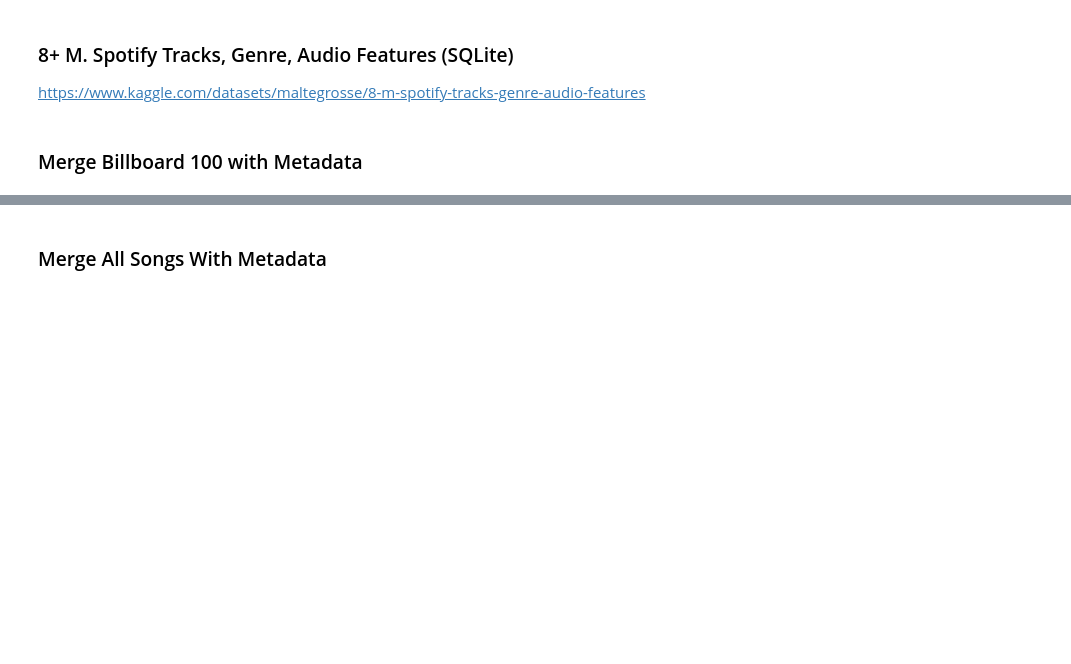
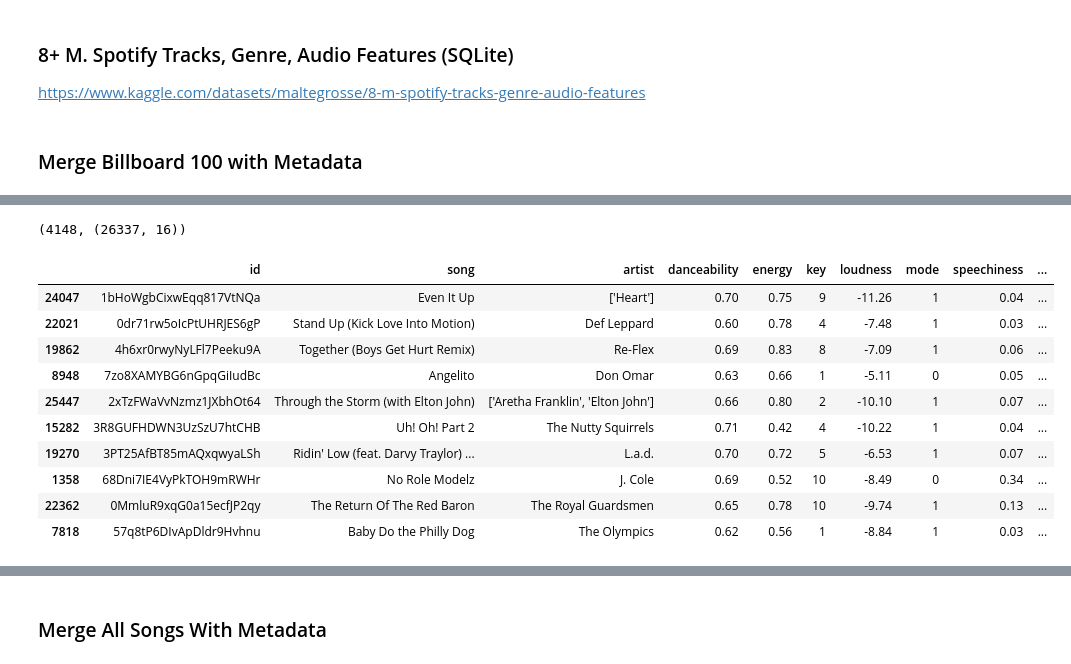
Before and after one commit to KevinCarr42/Billboard-100-Audio-Feature-Analytics, a Jupyter notebook: Kevin 820 Dataset.ipynb, the cells around one changed output, grey strips where cells are left out. Drawn from its saved outputs; the diff is of its cells as text; code cells hidden in the pictures; blank space fills up the shorter version.

```diff
--- a/Kevin 820 Dataset.ipynb
+++ b/Kevin 820 Dataset.ipynb
@@ -401 +472,19 @@ set_1M_idx = set(df_1M_songs.id)
+# %%
+sum(test.id.duplicated()), test.shape
+# %% [output]
+(4148, (26337, 16))
+# %%
+test.sample(10)
+# %% [output]
+|  | id | song | artist | danceability | energy | key | loudness | mode | speechiness | ... |
+| 24047 | 1bHoWgbCixwEqq817VtNQa | Even It Up | ['Heart'] | 0.70 | 0.75 | 9 | -11.26 | 1 | 0.04 | ... |
+| 22021 | 0dr71rw5oIcPtUHRJES6gP | Stand Up (Kick Love Into Motion) | Def Leppard | 0.60 | 0.78 | 4 | -7.48 | 1 | 0.03 | ... |
+| 19862 | 4h6xr0rwyNyLFl7Peeku9A | Together (Boys Get Hurt Remix) | Re-Flex | 0.69 | 0.83 | 8 | -7.09 | 1 | 0.06 | ... |
+| 8948 | 7zo8XAMYBG6nGpqGiIudBc | Angelito | Don Omar | 0.63 | 0.66 | 1 | -5.11 | 0 | 0.05 | ... |
+| 25447 | 2xTzFWaVvNzmz1JXbhOt64 | Through the Storm (with Elton John) | ['Aretha Franklin', 'Elton John'] | 0.66 | 0.80 | 2 | -10.10 | 1 | 0.07 | ... |
+| 15282 | 3R8GUFHDWN3UzSzU7htCHB | Uh! Oh! Part 2 | The Nutty Squirrels | 0.71 | 0.42 | 4 | -10.22 | 1 | 0.04 | ... |
+| 19270 | 3PT25AfBT85mAQxqwyaLSh | Ridin' Low (feat. Darvy Traylor) ... | L.a.d. | 0.70 | 0.72 | 5 | -6.53 | 1 | 0.07 | ... |
+| 1358 | 68Dni7IE4VyPkTOH9mRWHr | No Role Modelz | J. Cole | 0.69 | 0.52 | 10 | -8.49 | 0 | 0.34 | ... |
+| 22362 | 0MmluR9xqG0a15ecfJP2qy | The Return Of The Red Baron | The Royal Guardsmen | 0.65 | 0.78 | 10 | -9.74 | 1 | 0.13 | ... |
+| 7818 | 57q8tP6DIvApDldr9Hvhnu | Baby Do the Philly Dog | The Olympics | 0.62 | 0.56 | 1 | -8.84 | 1 | 0.03 | ... |
 # %%
```
Also changed, not shown: parts of 17 cells of this notebook, 1 other file.
